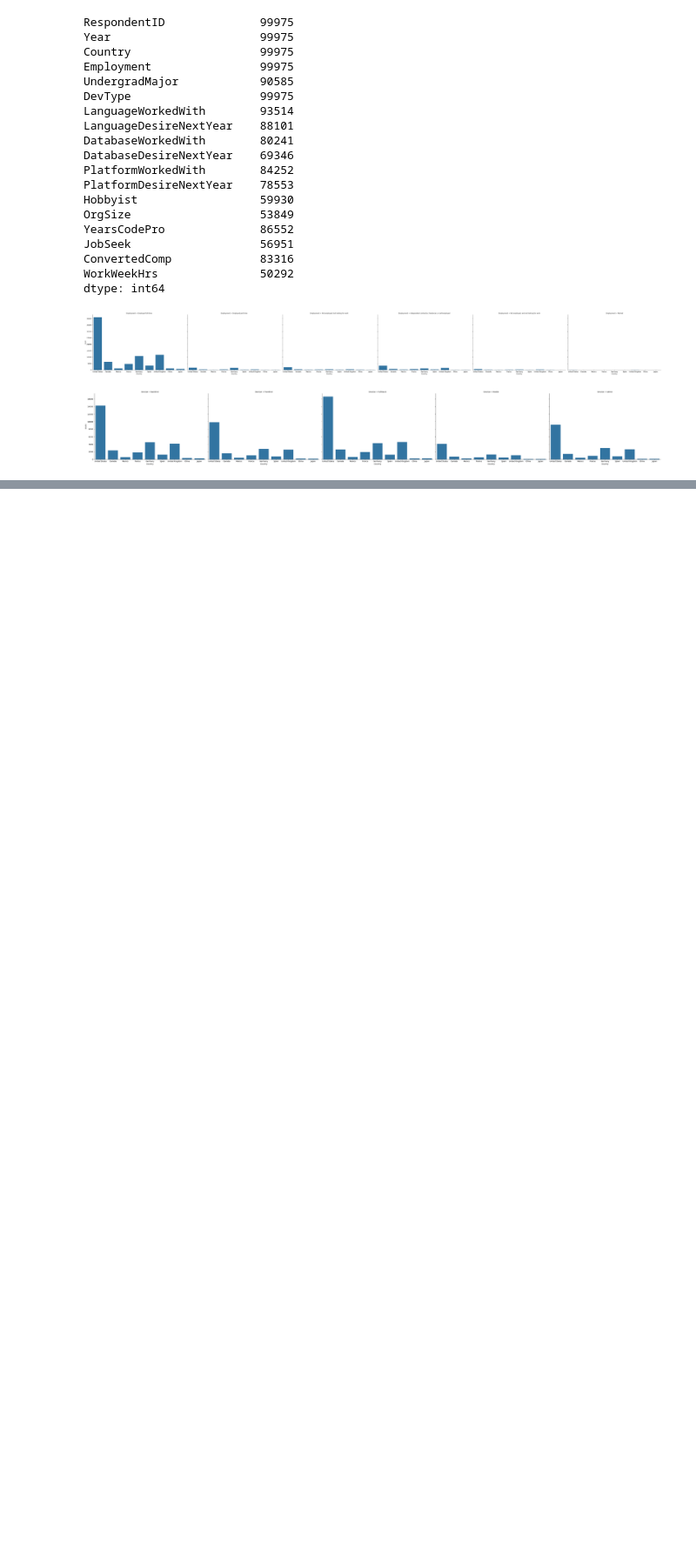
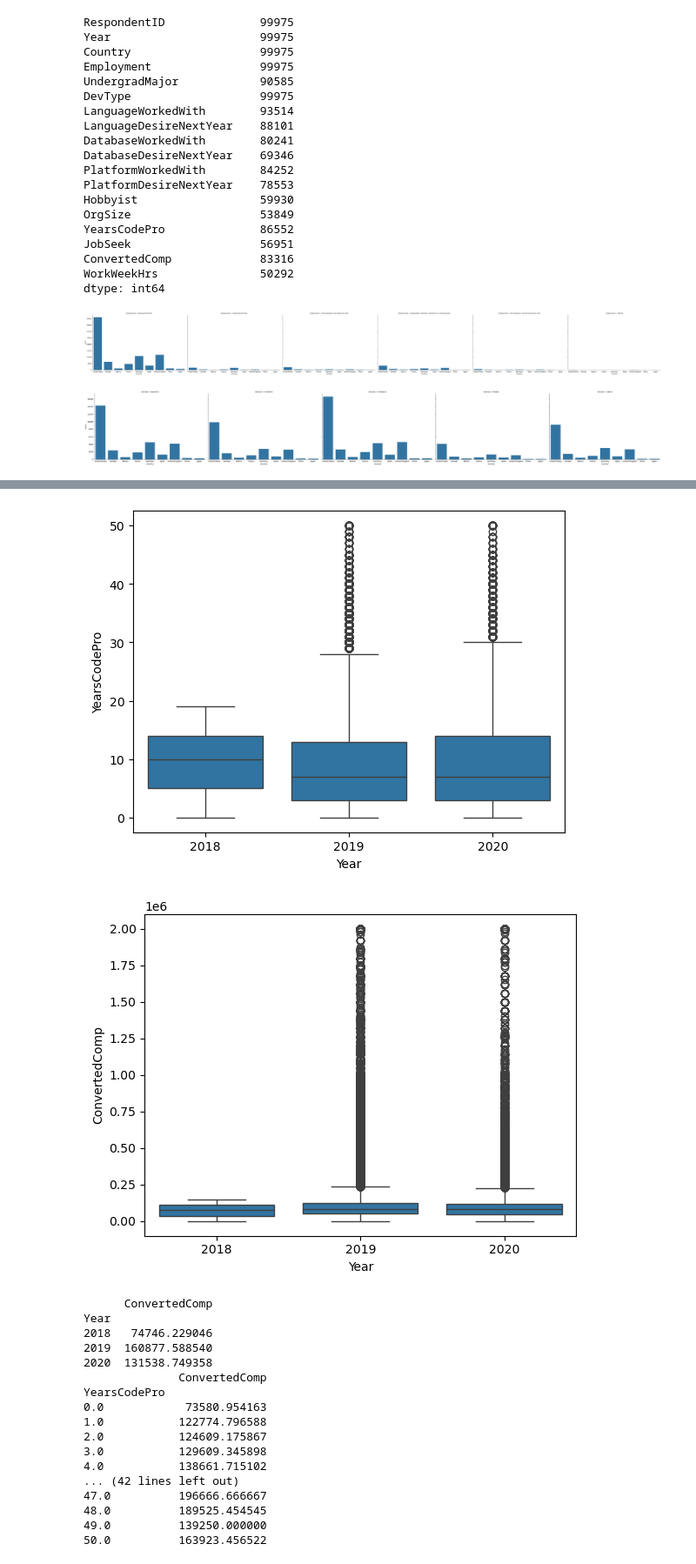
Before and after one commit to pedrodinism/StackOverflow, a Jupyter notebook: StackOverflow.ipynb, the cells around one changed output, grey strips where cells are left out. Shown at 87% size. Cells and saved outputs as stored; diff of their text form; code cells hidden in the pictures; blank space fills up the shorter version.

```diff
--- a/StackOverflow.ipynb
+++ b/StackOverflow.ipynb
@@ -193,0 +235,44 @@ df['UndergradMajor'].bfill(axis=0, inplace=True)
+# %%
+import matplotlib.pyplot as plt
+
+## Examine the relationship between years of experience and compensation
+df = pd.read_csv('developer_dataset.csv')
+
+comp_fields = df[['Year', 'YearsCodePro', 'ConvertedComp']]
+comp_fields.isnull().sum()
+
+D = sns.boxplot(x='Year',
+                y='YearsCodePro',
+                data=comp_fields)
+plt.show()
+
+E = sns.boxplot(x='Year',
+                y='ConvertedComp',
+                data=comp_fields)
+plt.show()
+
+compByYear = comp_fields[['Year','ConvertedComp']].groupby('Year').mean()
+print(compByYear)
+
+compByProYears = comp_fields[['YearsCodePro','ConvertedComp']].groupby('YearsCodePro').mean()
+print(compByProYears)
+# %% [output]
+[figure, added]
+[figure, added]
+      ConvertedComp
+Year
+2018   74746.229046
+2019  160877.588540
+2020  131538.749358
+              ConvertedComp
+YearsCodePro
+0.0            73580.954163
+1.0           122774.796588
+2.0           124609.175867
+3.0           129609.345898
+4.0           138661.715102
+... (42 lines left out)
+47.0          196666.666667
+48.0          189525.454545
+49.0          139250.000000
+50.0          163923.456522
```
Also changed, not shown: parts of 3 cells of this notebook.
